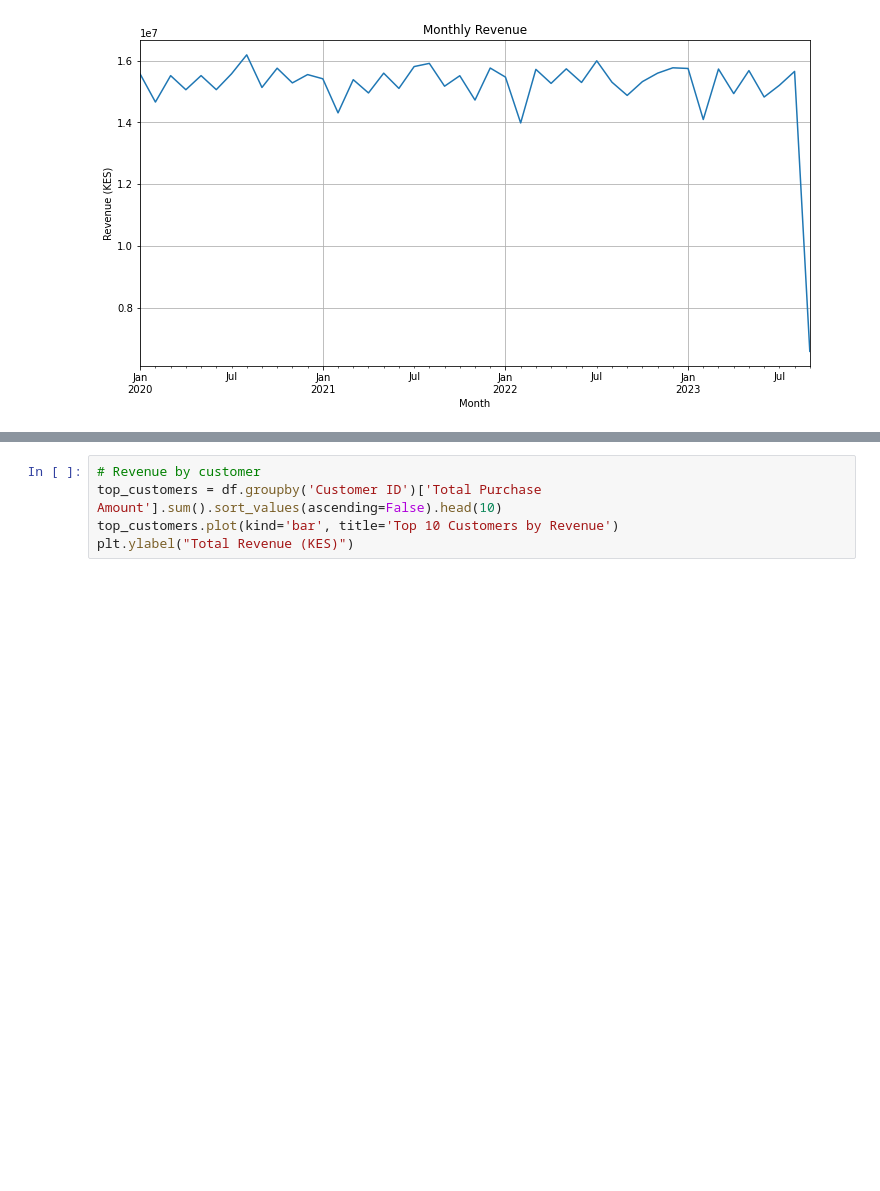
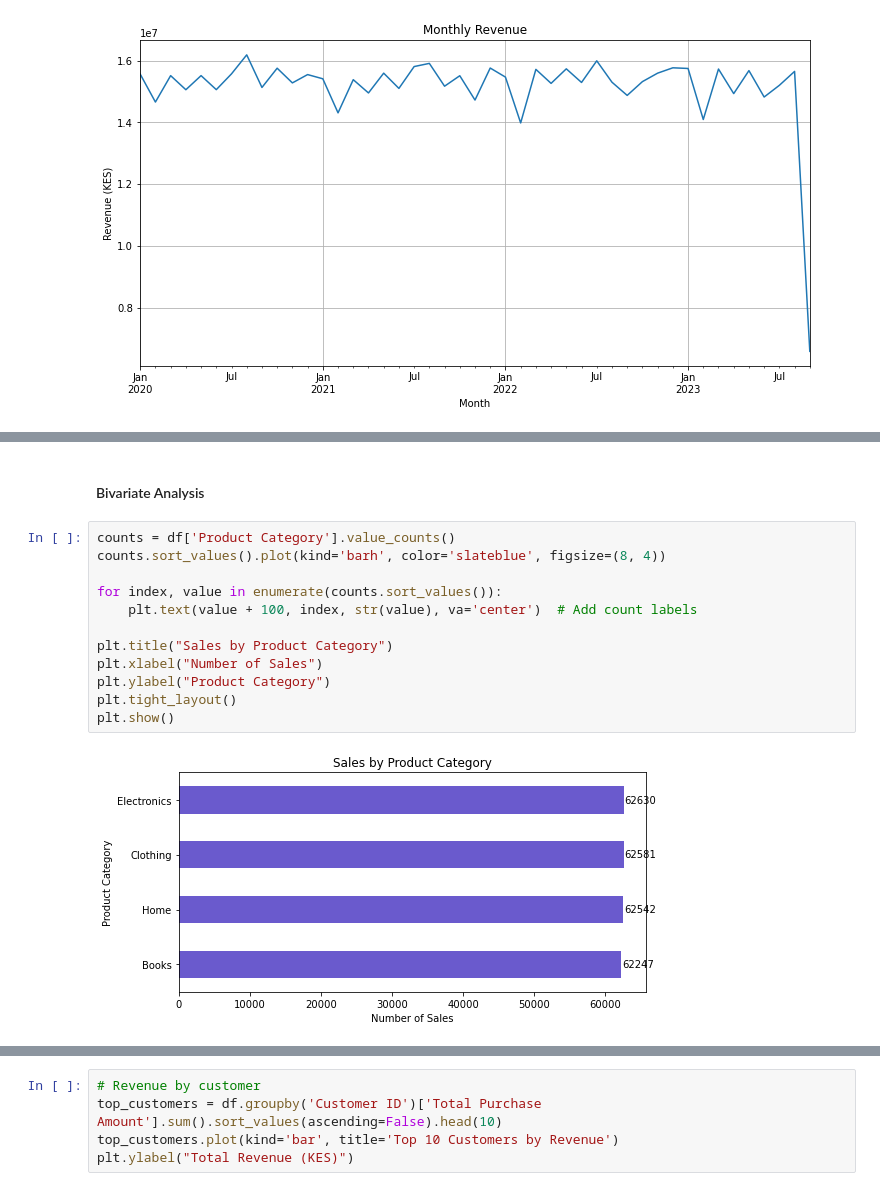
Before and after one commit to DaphineLucas/Ecommerce_Customer_Behavior_Analysis, a Jupyter notebook: Ecommerce_Customer_Behavior_Analysis.ipynb, the cells around one changed output, grey strips where cells are left out. Cells and saved outputs as stored; diff of their text form; blank space fills up the shorter version.

```diff
--- a/Ecommerce_Customer_Behavior_Analysis.ipynb
+++ b/Ecommerce_Customer_Behavior_Analysis.ipynb
@@ -165,0 +176,16 @@ plt.gca().invert_yaxis()
+# %% [markdown]
+#### Bivariate Analysis
+# %%
+counts = df['Product Category'].value_counts()
+counts.sort_values().plot(kind='barh', color='slateblue', figsize=(8, 4))
+
+for index, value in enumerate(counts.sort_values()):
+    plt.text(value + 100, index, str(value), va='center')  # Add count labels
+
+plt.title("Sales by Product Category")
+plt.xlabel("Number of Sales")
+plt.ylabel("Product Category")
+plt.tight_layout()
+plt.show()
+# %% [output]
+[figure, added]
```
Also changed, not shown: parts of 47 cells of this notebook.
